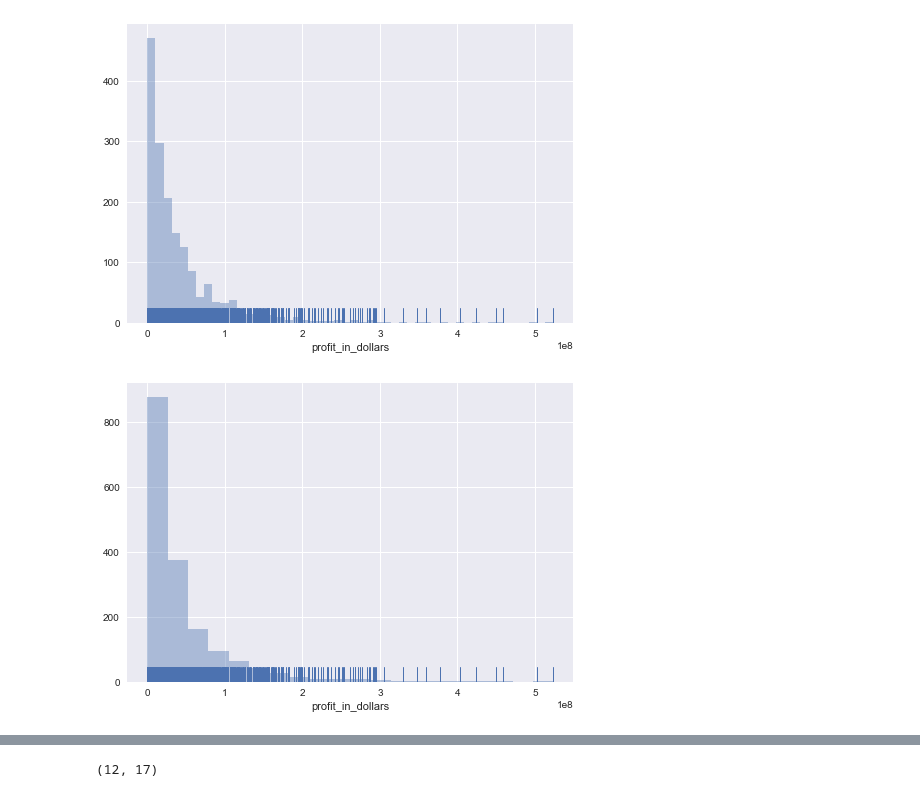
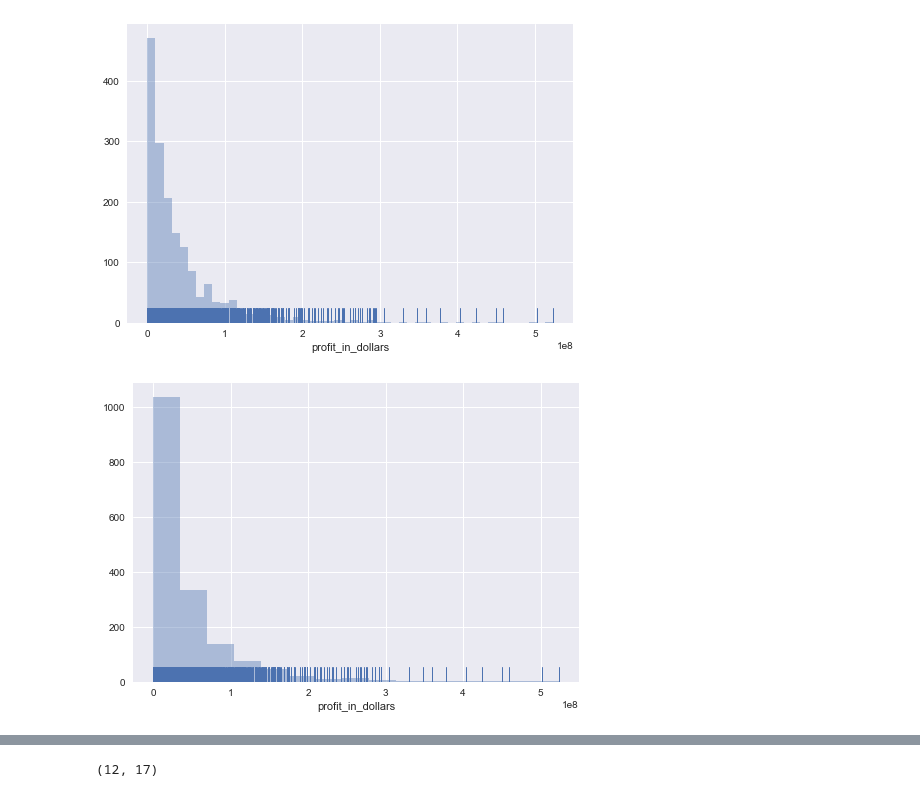
Before and after one commit to tailless/pyfun, a Jupyter notebook: ReturnOnInvestment.ipynb, the cells around one changed output, grey strips where cells are left out. Saved outputs shown, nothing was run; the diff lists cells and outputs as text; code cells hidden in the pictures.

```diff
--- a/ReturnOnInvestment.ipynb
+++ b/ReturnOnInvestment.ipynb
@@ -79,9 +79,9 @@ sns.distplot(successfulMovies.profit_in_dollars, kde=False, rug=True);
 # %% [output]
 [figure]
 # %%
-sns.distplot(successfulMovies.profit_in_dollars, bins=20, kde=False, rug=True);
+sns.distplot(successfulMovies.profit_in_dollars, bins=15, kde=False, rug=True);
 # %% [output]
-[figure, old version]
+[figure, new version]
 # %%
 highestROI = imdb[(imdb.ROI_percent > 10000)]
 highestROI
```
Also changed, not shown: parts of 4 cells of this notebook, 2 other files.
